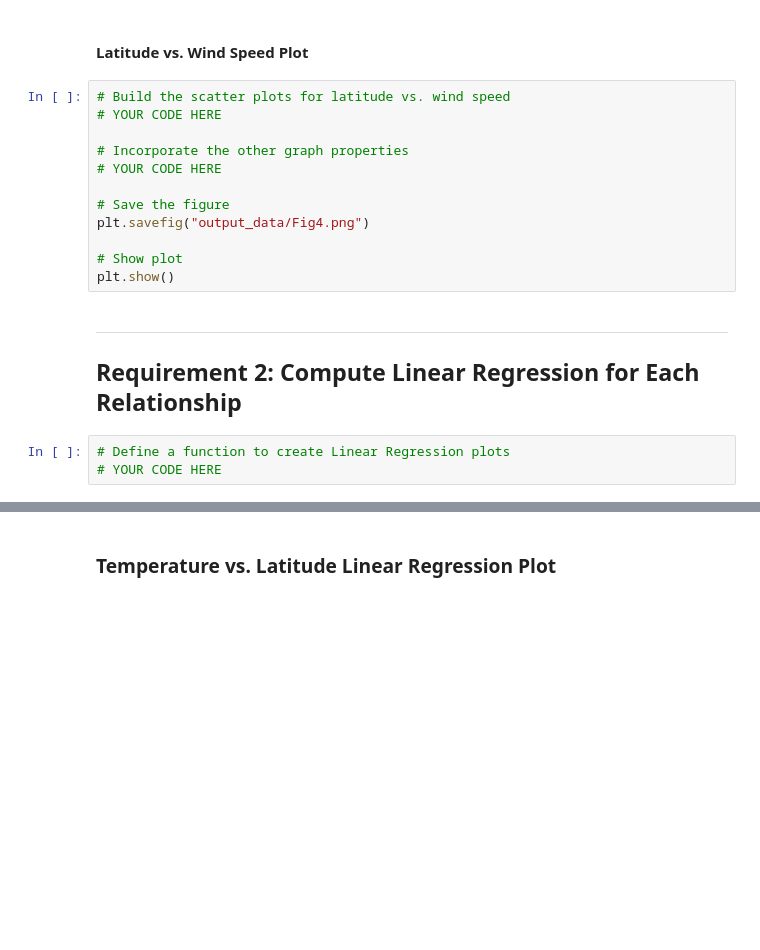
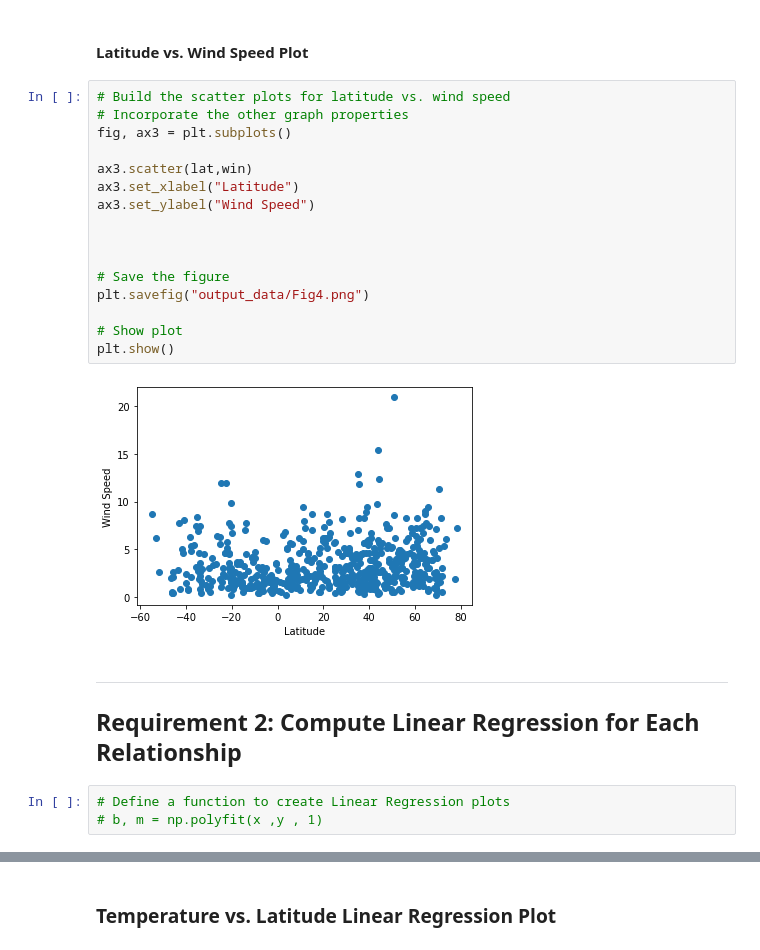
Before and after one commit to KAMAS-2058/python-api-challenge, a Jupyter notebook: weatherpy/WeatherPy.ipynb, the cells around one changed output, grey strips where cells are left out. Saved outputs shown, nothing was run; the diff lists cells and outputs as text; blank space fills up the shorter version.

```diff
--- a/weatherpy/WeatherPy.ipynb
+++ b/weatherpy/WeatherPy.ipynb
@@ -209,22 +263,28 @@ plt.show()
 #### Latitude vs. Wind Speed Plot
 # %%
 # Build the scatter plots for latitude vs. wind speed
-# YOUR CODE HERE
+# Incorporate the other graph properties
+fig, ax3 = plt.subplots()
 
-# Incorporate the other graph properties
-# YOUR CODE HERE
+ax3.scatter(lat,win)
+ax3.set_xlabel("Latitude")
+ax3.set_ylabel("Wind Speed")
+
+
 
 # Save the figure
 plt.savefig("output_data/Fig4.png")
 
 # Show plot
 plt.show()
+# %% [output]
+[figure, added]
 # %% [markdown]
 ---
 
 ## Requirement 2: Compute Linear Regression for Each Relationship
 # %%
 # Define a function to create Linear Regression plots
-# YOUR CODE HERE
+# b, m = np.polyfit(x ,y , 1)
 # %%
 # Create a DataFrame with the Northern Hemisphere data (Latitude >= 0)
```
Also changed, not shown: parts of 35 cells of this notebook.
